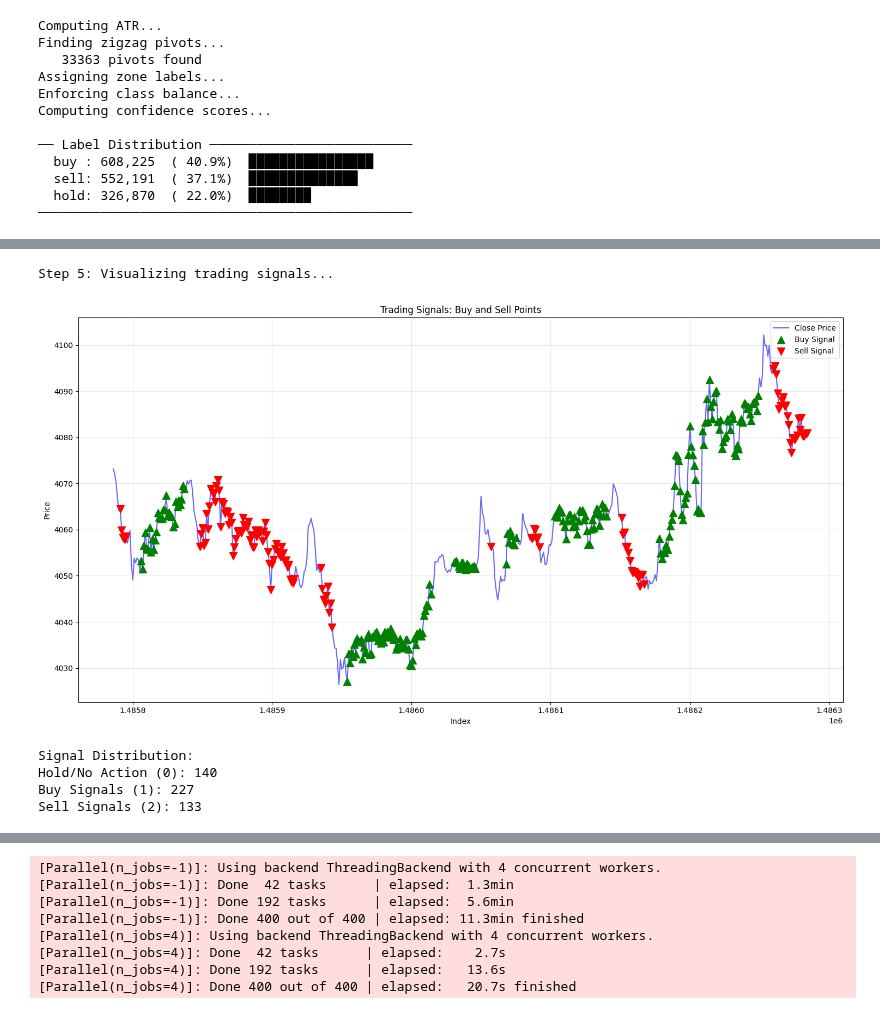
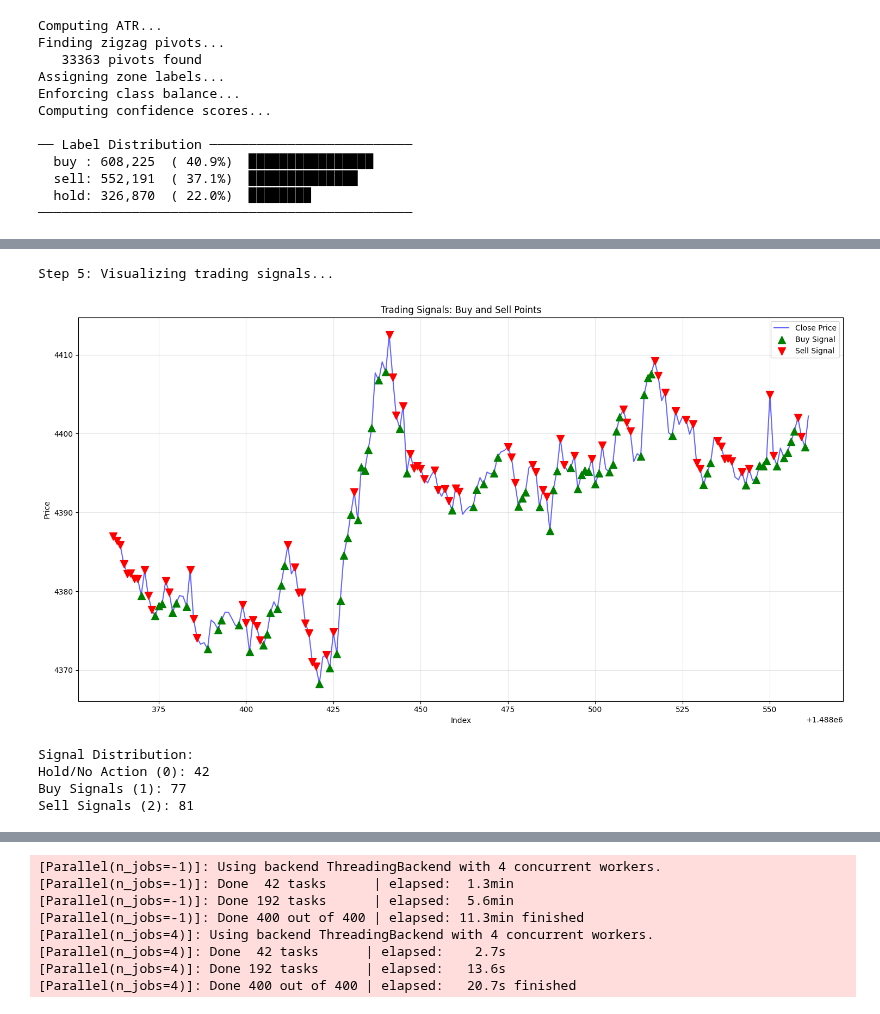
Before and after one commit to dbright123/Dbot-Advance1, a Jupyter notebook: market_prediction.ipynb, the cells around one changed output, grey strips where cells are left out. Saved outputs shown, nothing was run; the diff lists cells and outputs as text; code cells hidden in the pictures.

```diff
--- a/market_prediction.ipynb
+++ b/market_prediction.ipynb
@@ -119,4 +191,4 @@ TRADING SIGNAL CLASSIFICATION SYSTEM
 
 Step 1: Loading data from Excel file...
 # %%
-df = pd.read_csv("GeneratedXAUUSD dbot.csv")
+df = pd.read_csv(f"Generated{symbol} dbot.csv")
@@ -122,0 +339,24 @@ df = pd.read_csv("GeneratedXAUUSD dbot.csv")
+# %%
+
+# Label the data
+df = label_optimal_positions(
+    df,
+    price_col='close',
+    transaction_cost=0.0001,   # tune this to your spread + commission
+    holding_penalty=0.0001,
+    allow_short=True,
+    verbose=True
+)
+
+# Evaluate the labels
+gross, switch_cost, net = evaluate_labels(
+    df,
+    transaction_cost=0.0001
+)
+
+print(f"Gross log return: {gross:.6f}")
+print(f"Total switch cost: {switch_cost:.6f}")
+print(f"Net log return: {net:.6f}")
+
+# Inspect labels
+print(df[['close', 'label']].head(20))
@@ -193,15 +444,15 @@ Hold labels: 326634 (22.0%)
 # %%
 
 # Step 5: Visualize signals
 print("\nStep 5: Visualizing trading signals...")
-plot_signals(df[-500:])
+plot_signals(df[-200:])
 # %% [output]
 Step 5: Visualizing trading signals...
-[figure, old version]
+[figure, new version]
 Signal Distribution:
-Hold/No Action (0): 140
-Buy Signals (1): 227
-Sell Signals (2): 133
+Hold/No Action (0): 42
+Buy Signals (1): 77
+Sell Signals (2): 81
 # %%
 print(f"Data loaded: {len(df)} rows")
 print(f"Memory usage: {df.memory_usage(deep=True).sum() / 1024**2:.2f} MB")
```
Also changed, not shown: parts of 14 cells of this notebook, 1 other file.
